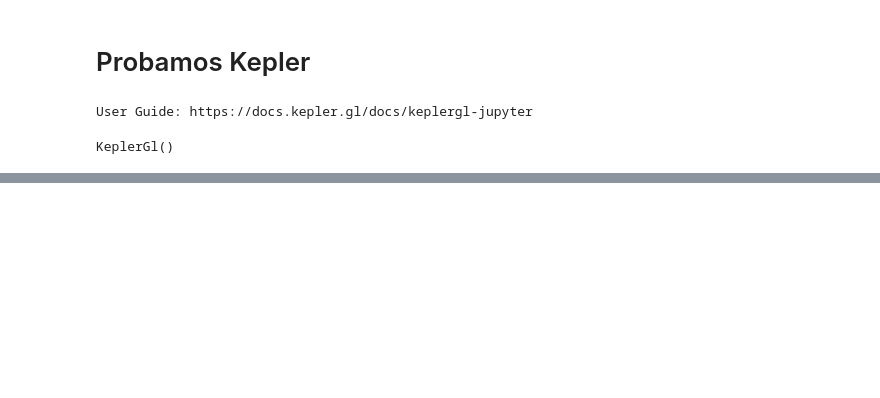
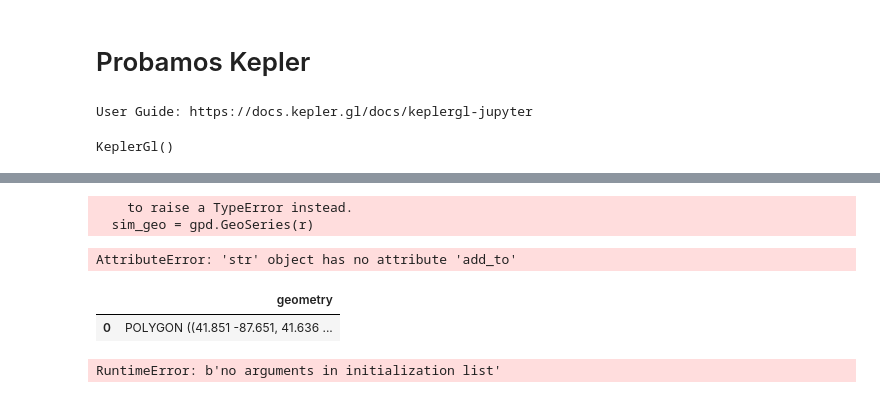
Before and after one commit to inigomuguiro/Las-rutas-de-IGNACIO, a Jupyter notebook: Pruebas proyecto final.ipynb, the cells around one changed output, grey strips where cells are left out. Cells and saved outputs as stored; diff of their text form; code cells hidden in the pictures; blank space fills up the shorter version.

```diff
--- a/Pruebas proyecto final.ipynb
+++ b/Pruebas proyecto final.ipynb
@@ -508,0 +351,2 @@ kepler_map.add_data(data=df0, name="restaurantes")
+# %%
+pointList = decode_polyline('a~l~Fjk~uOnzh@vlbBtc~@tsE`vnApw{A`dw@~w\\|tNtqf@l{Yd_Fblh@rxo@b}@xxSfytAblk@xxaBeJxlcBb~t@zbh@jc|Bx}C`rv@rw|@rlhA~dVzeo@vrSnc}Axf]fjz@xfFbw~@dz{A~d{A|zOxbrBbdUvpo@`cFp~xBc`Hk@nurDznmFfwMbwz@bbl@lq~@loPpxq@bw_@v|{CbtY~jGqeMb{iF|n\\~mbDzeVh_Wr|Efc\\x`Ij{kE}mAb~uF{cNd}xBjp]fulBiwJpgg@|kHntyArpb@bijCk_Kv~eGyqTj_|@`uV`k|DcsNdwxAott@r}q@_gc@nu`CnvHx`k@dse@j|p@zpiAp|gEicy@`omFvaErfo@igQxnlApqGze~AsyRzrjAb__@ftyB}pIlo_BflmA~yQftNboWzoAlzp@mz`@|}_@fda@jakEitAn{fB_a]lexClshBtmqAdmY_hLxiZd~XtaBndgC')
@@ -508,0 +373,6 @@ kepler_map.add_data(data=df0, name="restaurantes")
+# %%
+from shapely import geometry
+
+poly = geometry.Polygon([[p[0], p[1]] for p in pointList])
+
+print(poly.wkt)
@@ -508,0 +388,12 @@ kepler_map.add_data(data=df0, name="restaurantes")
+# %%
+for r in pointList:
+g    # Without simplifying the representation of each borough,
+    # the map might not be displayed
+    sim_geo = gpd.GeoSeries(r)
+    geo_j = sim_geo.to_json()
+    geo_j.add_to(m)
+m
+# %% [output]
+    to raise a TypeError instead.
+  sim_geo = gpd.GeoSeries(r)
+AttributeError: 'str' object has no attribute 'add_to'
@@ -508,0 +402,14 @@ kepler_map.add_data(data=df0, name="restaurantes")
+# %%
+crs = {'init': 'epsg:4326'}
+polygon = gpd.GeoDataFrame(index=[0], crs=crs, geometry=[poly])
+# %%
+polygon
+# %% [output]
+|  | geometry |
+| 0 | POLYGON ((41.851 -87.651, 41.636 ... |
+# %%
+m = folium.Map([41.85073, -87.65125999999999], zoom_start=5, tiles='cartodbpositron')
+folium.GeoJson(polygon['geometry']).add_to(m)
+m
+# %% [output]
+RuntimeError: b'no arguments in initialization list'
```
Also changed, not shown: parts of 50 cells of this notebook, 2 other files.
